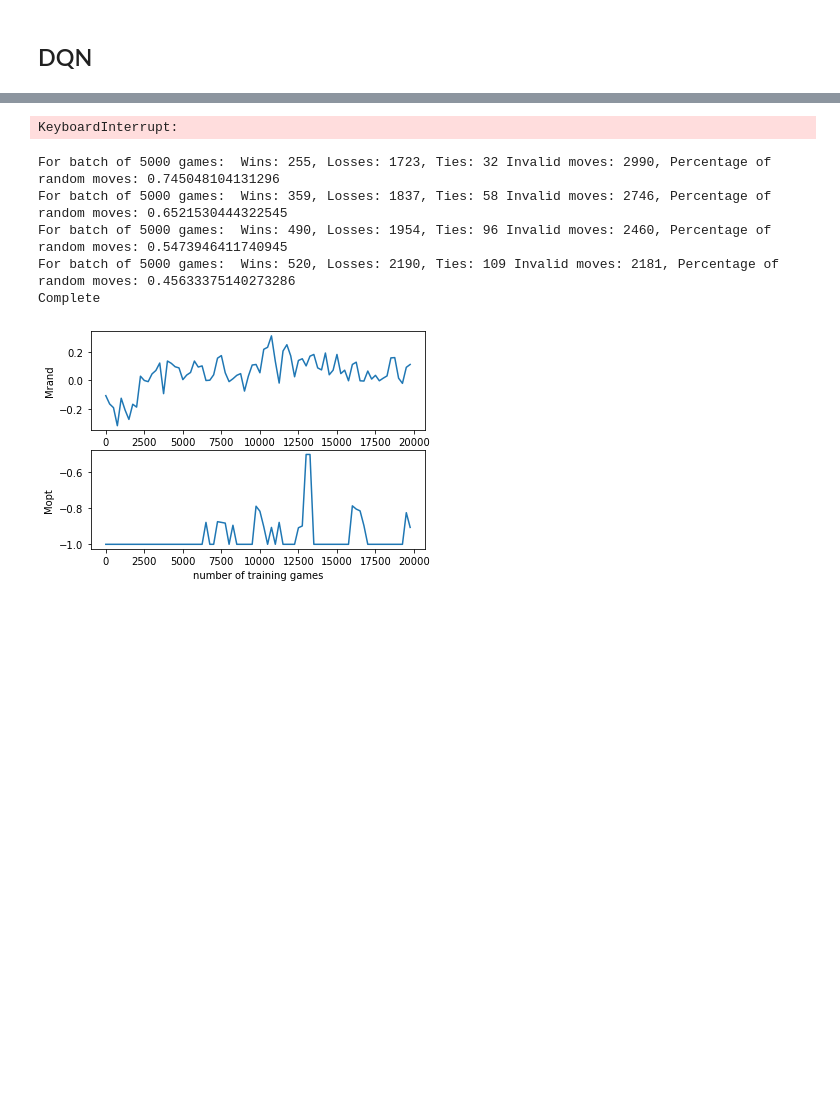
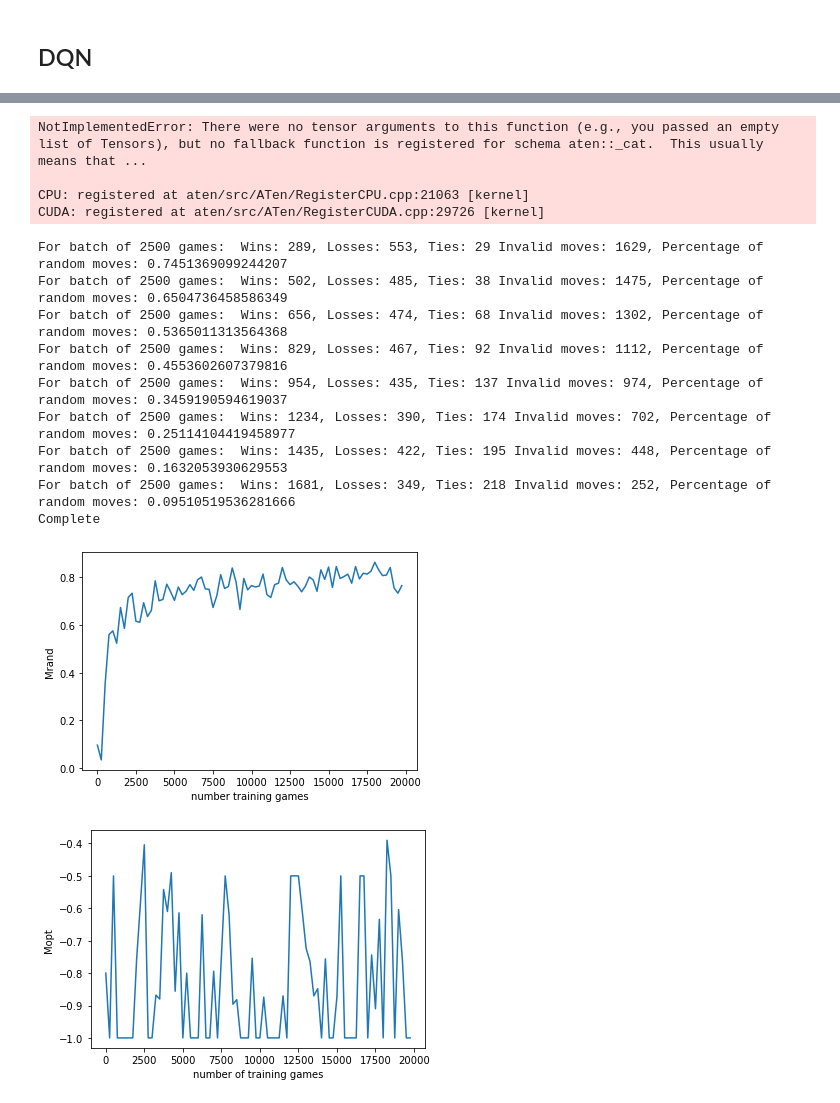
Before and after one commit to Gianniii/CS-456-Artificial-Neural-Network-Miniproject, a Jupyter notebook: tic_tac_toe.ipynb, the cells around one changed output, grey strips where cells are left out. Drawn from its saved outputs; the diff is of its cells as text; code cells hidden in the pictures; blank space fills up the shorter version.

Commit message:
pushing to memory was wrong, now it works, still need alternate player1. player now picks only valid moves picking randomly

```diff
--- a/tic_tac_toe.ipynb
+++ b/tic_tac_toe.ipynb
@@ -421,7 +421,7 @@ class DQNActor():
         self.optimizer.step()
 
     #Select action according to epsilon greedy policy.
-    def act(self, state: torch.tensor, eps_min, eps_max, n, num_exploratory_games, fixed_epsilon, fixed_eps_threshold):
+    def act(self, state: torch.tensor, grid ,eps_min, eps_max, n, num_exploratory_games, fixed_epsilon, fixed_eps_threshold):
         sample = random.random()
 
         #Epsilon update function given in description
@@ -434,7 +434,10 @@ class DQNActor():
             with torch.no_grad():
                 return get_move_from_position(self.policy.act(state)), 0
         else:
-            return get_move_from_position(torch.tensor([[random.randrange(9)]],dtype=torch.long)), 1
+            #Random move must be a valid move
+            possible_moves = np.where(np.ravel(grid) == 0)[0]
+            position = np.random.choice(possible_moves)
+            return get_move_from_position(torch.tensor([[position]],dtype=torch.long)), 1
 # %%
 #Used to evaluate DQN against random and against optimal player
 
@@ -643,20 +652,20 @@ def train(num_games = NUM_GAMES, batch_size = BATCH_SIZE, gamma = GAMMA, eps_max
 #DEMO CELL CAN DELETE AFTER
 #Plots
 #Demo plot trains with default parameters
-rewards, losses, _ , _ = train(other_player_epsilon=1.0, num_exploratory_games= 10000, num_games=20000) #fixed_eps_threshold=0.3, fixed_epsilon=True
+rewards, losses, _ , _ = train(other_player_epsilon=1.0, num_exploratory_games= 15000, num_games=20000)
 #Plot average reward and losses for every 250 games during training
 n = 250
 avg_rewards = np.average(np.array(rewards).reshape(-1, n), axis=1)
 plt.plot(avg_rewards)
 #plt.xlabel('250 games') not sure what to name this, 1 unit = 250 games, maybe can scale *250 ? and call it games
 plt.ylabel('reward')
-plt.savefig('reward.png', bbox_inches='tight')
+plt.savefig('demo_reward.png', bbox_inches='tight')
 plt.show()
 
 avg_losses = np.average(np.array(losses).reshape(-1, n), axis=1)
 plt.plot(avg_losses)
 #plt.xlabel('250 games')
 plt.ylabel('training loss')
-plt.savefig('loss.png', bbox_inches='tight')
+plt.savefig('demo_loss.png', bbox_inches='tight')
 plt.show()
 # %% [output]
@@ -699,7 +734,7 @@ for fixed_eps_threshold in thresholds:
 #training (caption length < 50 words).
 #TODO use best fixed_eps computed in Question 11
 #TODO setting batch_size = 1 breaks the algorithm =/
-rewards, losses, _ , _ = train(memory_size = 1, batch_size = 2, fixed_epsilon=True, fixed_eps_threshold=0.3)
+rewards, losses, _ , _ = train(memory_size = 1, batch_size = 1, fixed_epsilon=True, fixed_eps_threshold=0.3)
 #Plot average reward and losses for every 250 games during training
 n = 250 # Average over sets of 250 games
 avg_rewards = np.average(np.array(rewards).reshape(-1, n), axis=1)
@@ -717,38 +752,50 @@ plt.ylabel('training loss')
 plt.savefig('question11_loss_' + str(fixed_eps_threshold) + '.png', bbox_inches='tight')
 plt.show()
 # %% [output]
-KeyboardInterrupt:
+NotImplementedError: There were no tensor arguments to this function (e.g., you passed an empty list of Tensors), but no fallback function is registered for schema aten::_cat.  This usually means that ...
+
+CPU: registered at aten/src/ATen/RegisterCPU.cpp:21063 [kernel]
+CUDA: registered at aten/src/ATen/RegisterCUDA.cpp:29726 [kernel]
 # %%
 #Instead of fixing eps, use eps(n) in Equation 1. For different values of n∗, run your DQN against Opt(0.5)
 #for 20’000 games – switch the 1st player after every game. Choose several values of n∗from a reasonably
 #wide interval between 1 to 40’000 – particularly, include n∗= 1.
 
 #TODO create loop to test different n* values (num_exploratory_games)
 #Question 13
 # After every 250 games during training, compute the ‘test’ Mopt and Mrand for your agents.
 #Plot Mopt and Mrand over time. Does decreasing eps help training compared to having a fixed eps? What is
 #the effect of n∗?
-figure, axes = plt.subplots(nrows=2, ncols=1)
+#plt.plot(x1, y1, label = "line 1")
+
 #TODO test different num_eploratory_games values
-_, _, Mrands , Mopts  = train(num_games = 20000, num_exploratory_games= 20000, evaluate_M_values=True)
+_, _, Mrands , Mopts  = train(other_player_epsilon = 0.5, num_games = 20000, num_exploratory_games= 20000, evaluate_M_values=True)
 #Plot average reward and losses for every 250 games during training
 n = 250 # Average over sets of 250 games
 x = [i*250 for i in range(len(Mrands))]
-axes[0].plot(x, Mrands)
-axes[0].set_xlabel('number training games')
-axes[0].set_ylabel('Mrand')
-axes[1].plot(x, Mopts)
-axes[1].set_xlabel('number of training games')
-axes[1].set_ylabel('Mopt ')
-figure.savefig('question13_Mrand_Mopt_2.png', bbox_inches='tight')
-figure.show()
+plt.plot(x, Mrands)
+plt.xlabel('number training games')
+plt.ylabel('Mrand')
+plt.savefig('question13_Mrands' + str(fixed_eps_threshold) +'.png', bbox_inches='tight')
+plt.show()
+
+plt.plot(x, Mopts)
+plt.xlabel('number of training games')
+plt.ylabel('Mopt ')
+plt.savefig('question13_Mopts_' + str(fixed_eps_threshold) + '.png', bbox_inches='tight')
+plt.show()
 # %% [output]
-For batch of 5000 games:  Wins: 255, Losses: 1723, Ties: 32 Invalid moves: 2990, Percentage of random moves: 0.745048104131296
-For batch of 5000 games:  Wins: 359, Losses: 1837, Ties: 58 Invalid moves: 2746, Percentage of random moves: 0.6521530444322545
-For batch of 5000 games:  Wins: 490, Losses: 1954, Ties: 96 Invalid moves: 2460, Percentage of random moves: 0.5473946411740945
-For batch of 5000 games:  Wins: 520, Losses: 2190, Ties: 109 Invalid moves: 2181, Percentage of random moves: 0.45633375140273286
+For batch of 2500 games:  Wins: 289, Losses: 553, Ties: 29 Invalid moves: 1629, Percentage of random moves: 0.7451369099244207
+For batch of 2500 games:  Wins: 502, Losses: 485, Ties: 38 Invalid moves: 1475, Percentage of random moves: 0.6504736458586349
+For batch of 2500 games:  Wins: 656, Losses: 474, Ties: 68 Invalid moves: 1302, Percentage of random moves: 0.5365011313564368
+For batch of 2500 games:  Wins: 829, Losses: 467, Ties: 92 Invalid moves: 1112, Percentage of random moves: 0.4553602607379816
+For batch of 2500 games:  Wins: 954, Losses: 435, Ties: 137 Invalid moves: 974, Percentage of random moves: 0.3459190594619037
+For batch of 2500 games:  Wins: 1234, Losses: 390, Ties: 174 Invalid moves: 702, Percentage of random moves: 0.25114104419458977
+For batch of 2500 games:  Wins: 1435, Losses: 422, Ties: 195 Invalid moves: 448, Percentage of random moves: 0.1632053930629553
+For batch of 2500 games:  Wins: 1681, Losses: 349, Ties: 218 Invalid moves: 252, Percentage of random moves: 0.09510519536281666
 Complete
-[figure, old version]
+[figure, new version]
+[figure, added]
 # %%
 #Choose the best value of n∗ that you found. Run DQN against Opt(eps_opt) for different values of eps_opt for
 #20’000 games – switch the 1st player after every game. Choose several values of eps_opt from a reasonably
```
Also changed, not shown: parts of 5 cells of this notebook, 8 other files.
